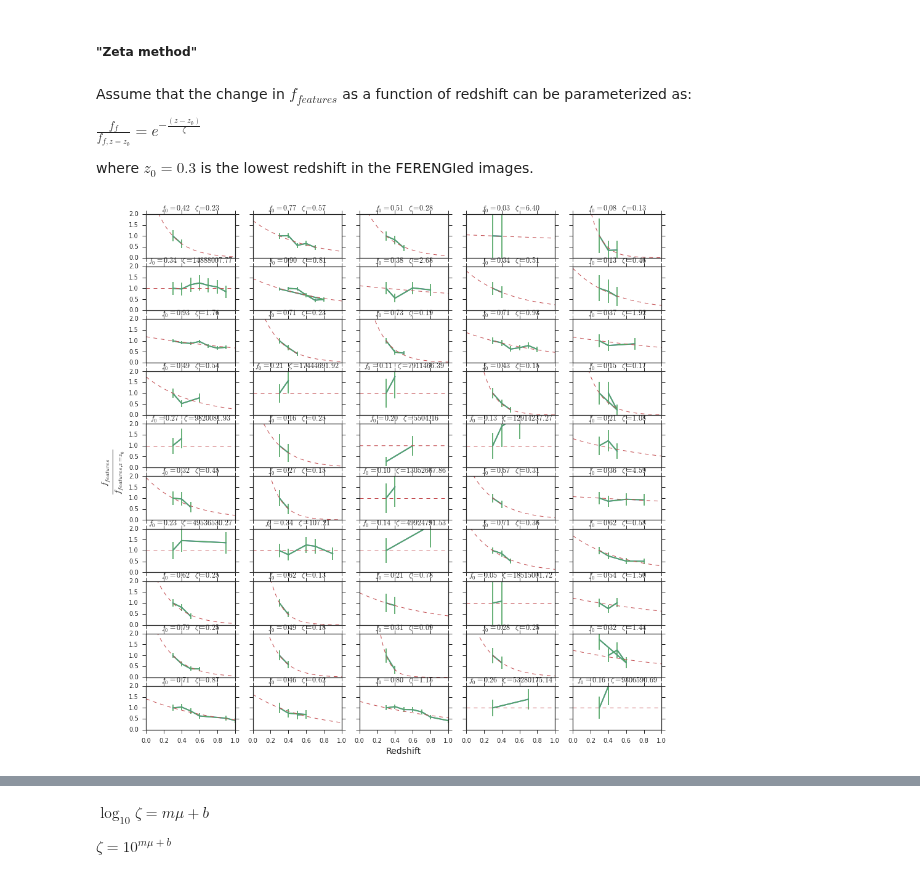
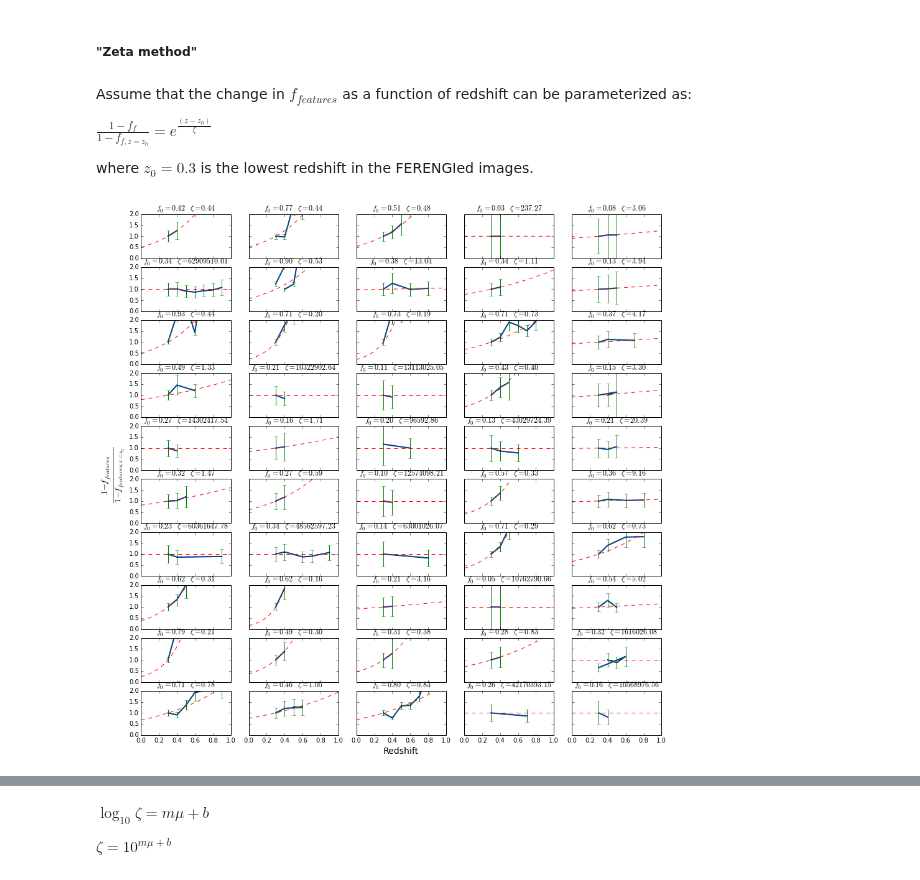
Before and after one commit to willettk/gzhubble, a Jupyter notebook: python/creating_debiased_catalog/STEP_2_zeta.ipynb, the cells around one changed output, grey strips where cells are left out. Cells and saved outputs as stored; diff of their text form; code cells hidden in the pictures.

```diff
--- a/python/creating_debiased_catalog/STEP_2_zeta.ipynb
+++ b/python/creating_debiased_catalog/STEP_2_zeta.ipynb
@@ -34,7 +34,9 @@ def download_from_dropbox(url):
 # Use only galaxies with surface brightness/redshift ranges that are considered "debiasable"
 # This table is computed in STEP 1 - p_features_thresholds_slope_method.ipynb
 
-ferengi_filename = download_from_dropbox("https://www.dropbox.com/s/e094o8z7dxkkciq/ferengi_data_with_categories_new_sb.fits?dl=1")
+#ferengi_filename = download_from_dropbox("https://www.dropbox.com/s/e094o8z7dxkkciq/ferengi_data_with_categories_new_sb.fits?dl=1")
+ferengi_filename = '/home/mel/Dropbox/gzhubble/ferengi_files/ferengi_data_with_categories_new_sb.fits'
+
 alldata = Table.read(ferengi_filename)
 
 data = alldata[alldata['Correctable_Category'] == 'correctable']
@@ -55,15 +57,14 @@ data_z0 = data[z0ind]
 # %% [markdown]
 Assume that the change in $f_{features}$ as a function of redshift can be parameterized as:
 
-$\frac{f_f}{f_{f,z=z_0}} = e^{-\frac{(z-z_0)}{\zeta}}$
+$\frac{1-f_f}{1-f_{f,z=z_0}} = e^{\frac{(z-z_0)}{\zeta}}$
 
 where $z_0=0.3$ is the lowest redshift in the FERENGIed images.
 # %%
 def fzeta_exp(p,x):
 
-    #y = p[0] * np.exp(-1 * (x-p[1])/p[2])
 
-    y = np.exp(-1 * (x-z0)/p[0])
+    y = np.exp(1 * (x-z0)/p[0])
 
     return y
 
@@ -119,7 +120,7 @@ p_guess = np.array([0.5])
 
 # Set up plot
 fig,axarr = plt.subplots(nrows=10,ncols=5,sharex=True,sharey=True,figsize=(15,15))
-bigax = common_labels(fig,'Redshift',r'$\frac{f_{features}}{f_{features,z=z_0}}$',14,20)
+bigax = common_labels(fig,'Redshift',r'$\frac{1-f_{features}}{1-f_{features,z=z_0}}$',14,20)
 zarr = np.linspace(0,1,50)
 
 # For examples, only plot galaxies with an evolution correction of zero.
@@ -132,33 +133,33 @@ for ax in axarr.ravel():
     slen = 0
     # Make sure there are enough points to fit a function
     while slen < (len(p_guess)+1):
         ind = (e0['sdss_id'] == unique_galaxies.pop())
         slen = sum(ind)
 
     galaxy1 = e0[ind]
 
     z_gal = galaxy1['sim_redshift']
     f_gal = galaxy1['p_features']
 
     #  ADD ERROR BARS
     n = 40  # assume 40 classifications per galaxy; it'd be better to use true value, though
     f_gal_err = error_bars(f_gal*n,n)
-    f_gal_norm = f_gal / f_gal[0]
+    f_gal_norm = (1-f_gal) / (1-f_gal[0])
     f_gal_norm_err = np.sqrt((f_gal_err/f_gal)**2 + (f_gal_err[0]/f_gal[0])**2) * f_gal_norm
 
     # Values must be explicitly cast as double-type precision for optimization to work. Incredibly frustrating.
     # Fix: http://stackoverflow.com/questions/12473406/scipy-optimize-leastsq-returns-best-guess-parameters-not-new-best-fit
 
     p, cov, infodict, mesg, ier = optimize.leastsq(errfunc,p_guess,args=(z_gal.astype(np.float64),
                                                                          f_gal_norm.astype(np.float64),
                                                                          f_gal_norm_err.astype(np.float64)),
                                                    full_output=1)
     ax.plot(z_gal,f_gal_norm,lw=2)
     ax.errorbar(z_gal,f_gal_norm, f_gal_norm_err)
     ax.plot(zarr,fzeta_exp(p,zarr),'--',lw=1)
     ax.set_title('$f_0={:.2f}\; \zeta={:.2f}$'.format(f_gal[0], p[0]))
     ax.set_xlim(0,1)
     ax.set_ylim(0,2)
 # %% [output]
-[figure, old version]
+[figure, new version]
 # %%
```
Also changed, not shown: parts of 5 cells of this notebook, 6 other files.
